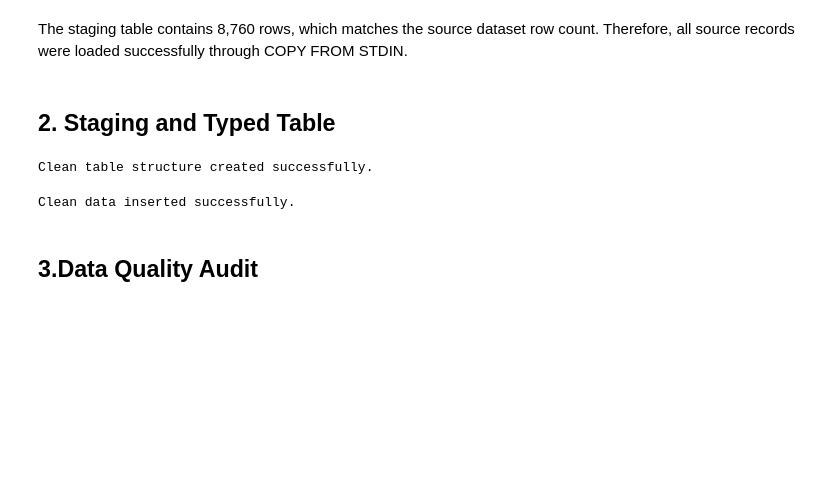
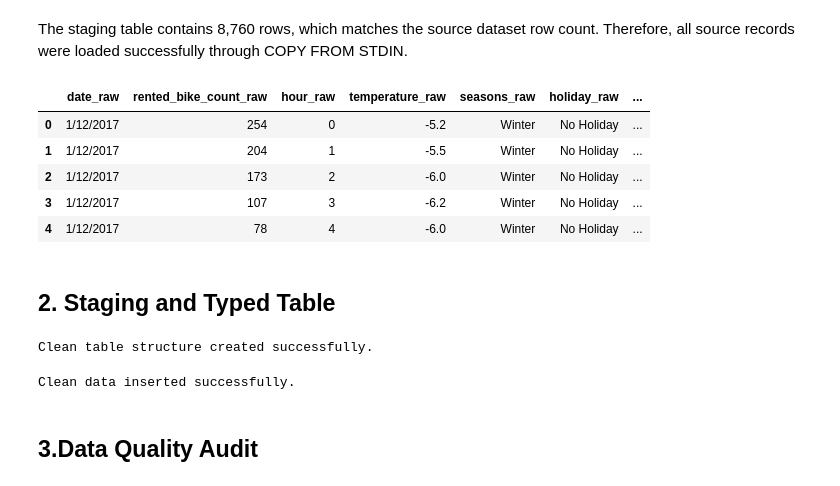
Before and after one commit to BorysZhyhalo/goit-rdb-hw-03, a Jupyter notebook: hw_3_data__loading_sql_dql.ipynb, the cells around one changed output. Cells and saved outputs as stored; diff of their text form; code cells hidden in the pictures; blank space fills up the shorter version.

```diff
--- a/hw_3_data__loading_sql_dql.ipynb
+++ b/hw_3_data__loading_sql_dql.ipynb
@@ -117,5 +159,25 @@ pd.read_sql("""
 # %% [markdown]
 The staging table contains 8,760 rows, which matches the source dataset row count. Therefore, all source records were loaded successfully through COPY FROM STDIN.
+# %%
+pd.read_sql("""
+    SELECT
+        date_raw,
+        rented_bike_count_raw,
+        hour_raw,
+        temperature_raw,
+        seasons_raw,
+        holiday_raw,
+        functioning_day_raw
+    FROM hw3_bike_staging
+    LIMIT 5;
+""", engine)
+# %% [output]
+|  | date_raw | rented_bike_count_raw | hour_raw | temperature_raw | seasons_raw | holiday_raw | ... |
+| 0 | 1/12/2017 | 254 | 0 | -5.2 | Winter | No Holiday | ... |
+| 1 | 1/12/2017 | 204 | 1 | -5.5 | Winter | No Holiday | ... |
+| 2 | 1/12/2017 | 173 | 2 | -6.0 | Winter | No Holiday | ... |
+| 3 | 1/12/2017 | 107 | 3 | -6.2 | Winter | No Holiday | ... |
+| 4 | 1/12/2017 | 78 | 4 | -6.0 | Winter | No Holiday | ... |
 # %% [markdown]
 ## 2. Staging and Typed Table
 # %%
```
Also changed, not shown: parts of 46 cells of this notebook.
